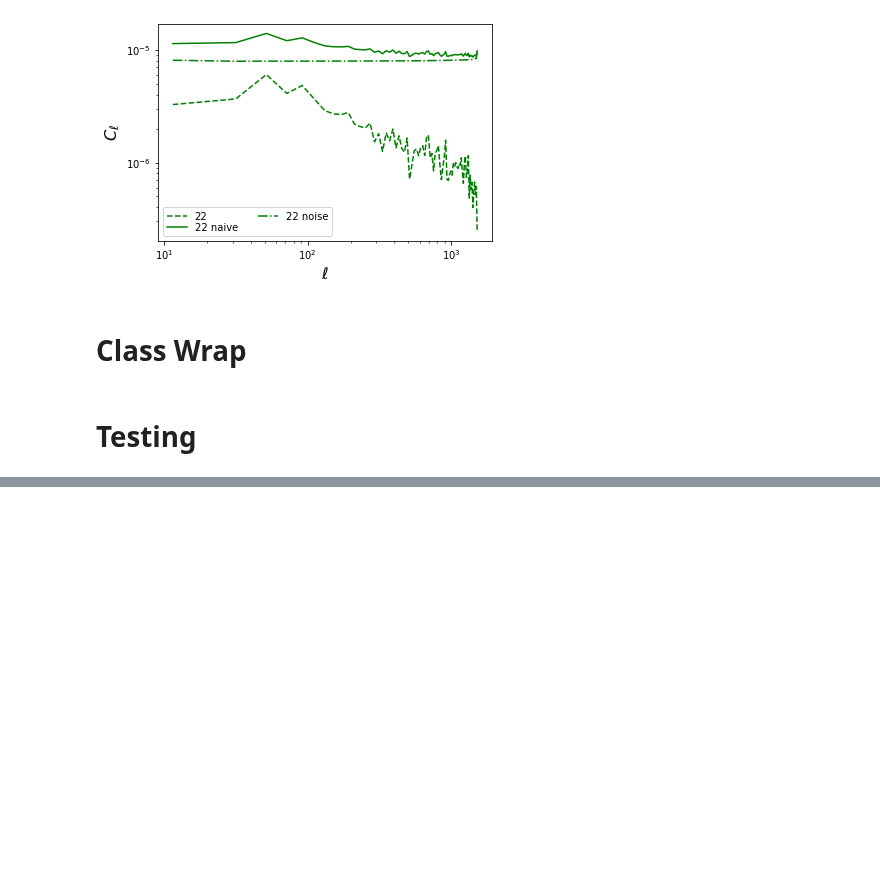
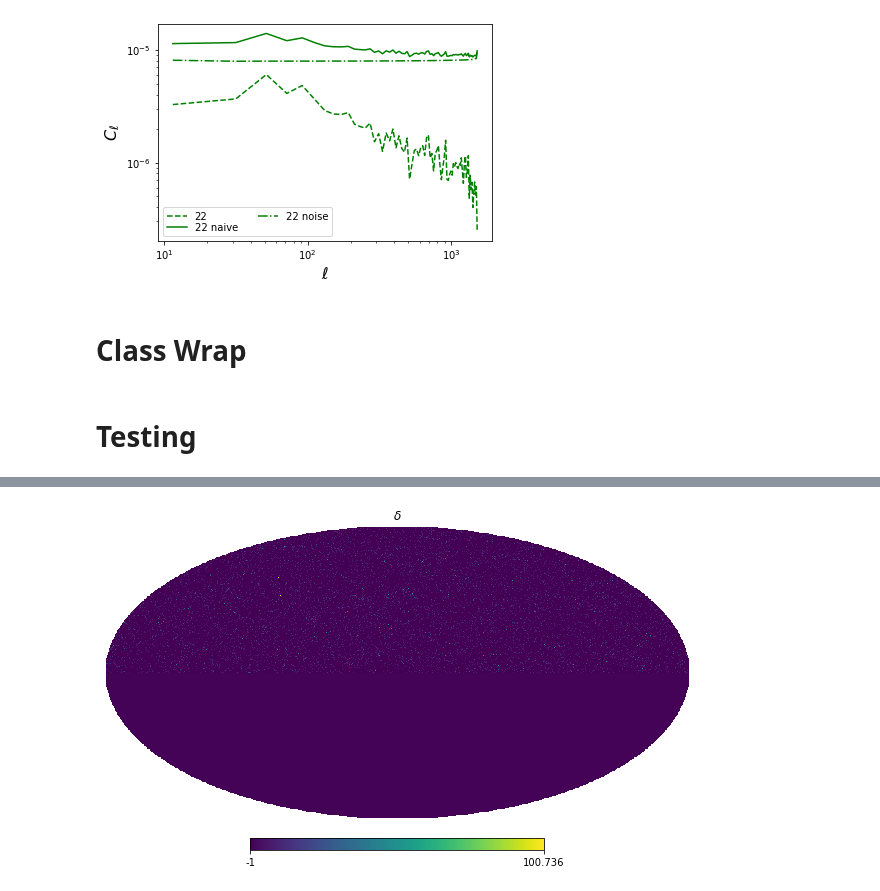
Before and after one commit to Cosmotheka/Cosmotheka, a Jupyter notebook: pipeline/eBOSS_QSO/eQuasar.ipynb, the cells around one changed output, grey strips where cells are left out. Drawn from its saved outputs; the diff is of its cells as text; code cells hidden in the pictures; blank space fills up the shorter version.

```diff
--- a/pipeline/eBOSS_QSO/eQuasar.ipynb
+++ b/pipeline/eBOSS_QSO/eQuasar.ipynb
@@ -569,0 +645,3 @@ hp.visufunc.mollview(D[1], title= r'$\delta$, NGC z<1.5')
+# %%
+import random
+nside = 512
@@ -569,0 +671,4 @@ hp.visufunc.mollview(D[1], title= r'$\delta$, NGC z<1.5')
+# %%
+randoms = []
+ra = []  #azimuthual
+dec = [] #pi/2 - rotational
@@ -569,0 +694,34 @@ hp.visufunc.mollview(D[1], title= r'$\delta$, NGC z<1.5')
+# %%
+def make_map_3(field, random):
+
+    #already theta and phi no need to transform
+    field_ra = field[0]
+    field_dec = field[1]
+    random_ra = random[0]
+    random_dec = random[1]
+
+
+    field_data = np.ones(len(field_ra))
+
+    random_data = np.ones(len(random_ra))
+
+    field_indices = hp.ang2pix(nside, field_dec, field_ra) #pixel_indecis
+    random_indices = hp.ang2pix(nside, random_dec, random_ra)
+
+    field_pixel_data = np.bincount(field_indices, field_data, hp.nside2npix(nside))
+                                                                        #for each pixel in the resolution,
+                                                                        #Adds all the data entries that
+                                                                        #have been assigned the such pixel
+    random_pixel_data = np.bincount(random_indices, random_data, hp.nside2npix(nside))
+
+    alpha = sum(field_pixel_data)/sum(random_pixel_data)
+    print(alpha)
+
+    pixel_density_data = np.zeros(hp.nside2npix(nside))
+    goodpix = random_pixel_data > 0   #avoid dividing by 0
+    pixel_density_data[goodpix] = field_pixel_data[goodpix]/(alpha*random_pixel_data[goodpix]) - 1
+
+
+
+    # The maps are: delta, mask, mean_number
+    return np.array([pixel_density_data, random_pixel_data, random_pixel_data*alpha])
@@ -569,0 +732,4 @@ hp.visufunc.mollview(D[1], title= r'$\delta$, NGC z<1.5')
+# %%
+hp.visufunc.mollview(maps[0], title= r'$\delta$')
+# %% [output]
+[figure, added]
```
Also changed, not shown: parts of 58 cells of this notebook.
